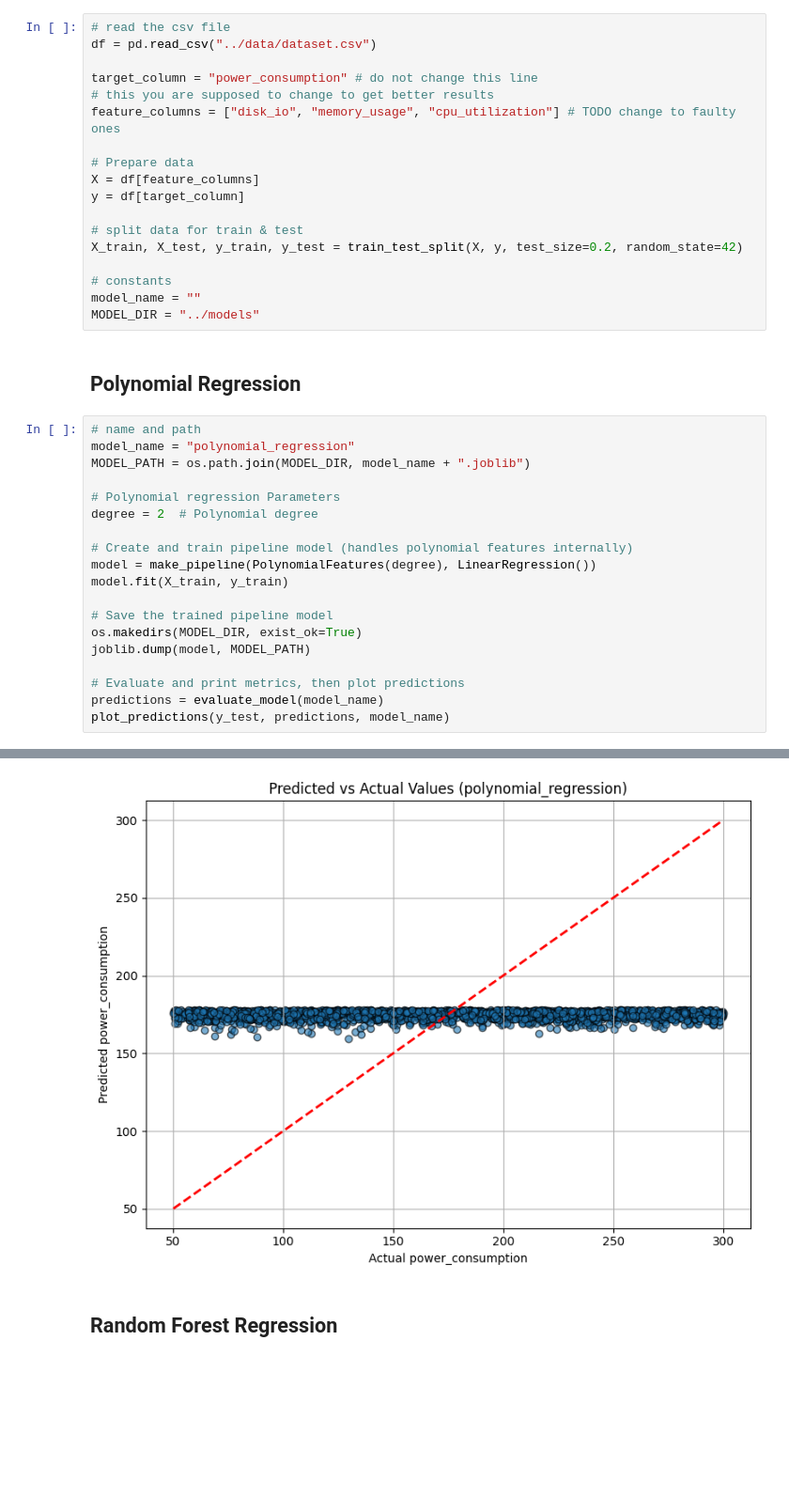
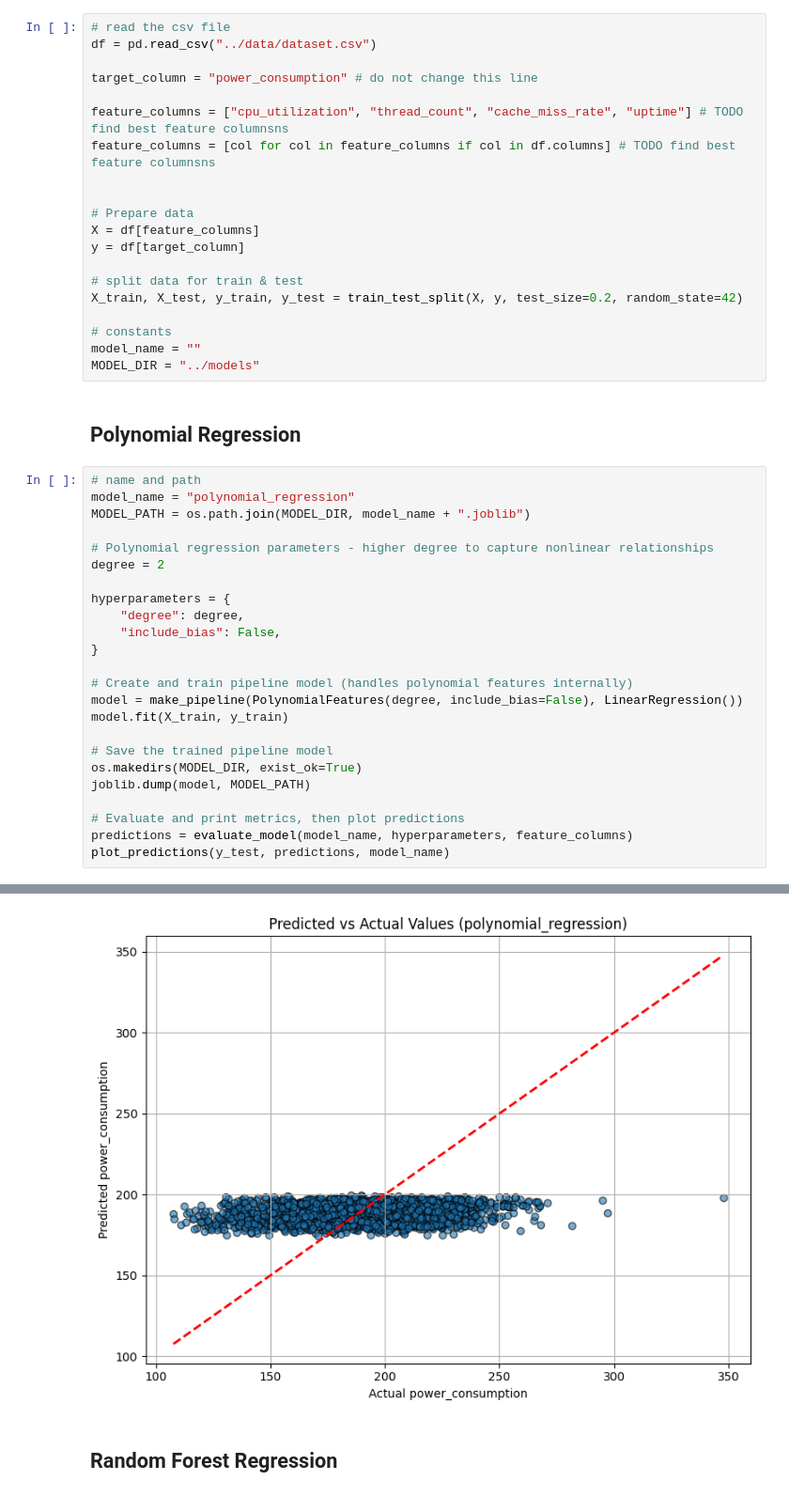
Before and after one commit to MuhammadAhmadMirza/BNA26-ML, a Jupyter notebook: src/models.ipynb, the cells around one changed output, grey strips where cells are left out. Shown at 94% size. Cells and saved outputs as stored; diff of their text form; blank space fills up the shorter version.

```diff
--- a/src/models.ipynb
+++ b/src/models.ipynb
@@ -73,8 +100,10 @@ def plot_predictions(y_true, y_pred, model_name):
 df = pd.read_csv("../data/dataset.csv")
 
 target_column = "power_consumption" # do not change this line
-# this you are supposed to change to get better results
-feature_columns = ["disk_io", "memory_usage", "cpu_utilization"] # TODO change to faulty ones
+
+feature_columns = ["cpu_utilization", "thread_count", "cache_miss_rate", "uptime"] # TODO find best feature columnsns
+feature_columns = [col for col in feature_columns if col in df.columns] # TODO find best feature columnsns
+
 
 # Prepare data
 X = df[feature_columns]
@@ -93,11 +122,16 @@ MODEL_DIR = "../models"
 model_name = "polynomial_regression"
 MODEL_PATH = os.path.join(MODEL_DIR, model_name + ".joblib")
 
-# Polynomial regression Parameters
-degree = 2  # Polynomial degree
+# Polynomial regression parameters - higher degree to capture nonlinear relationships
+degree = 2
+
+hyperparameters = {
+    "degree": degree,
+    "include_bias": False,
+}
 
 # Create and train pipeline model (handles polynomial features internally)
-model = make_pipeline(PolynomialFeatures(degree), LinearRegression())
+model = make_pipeline(PolynomialFeatures(degree, include_bias=False), LinearRegression())
 model.fit(X_train, y_train)
 
 # Save the trained pipeline model
@@ -105,7 +139,7 @@ os.makedirs(MODEL_DIR, exist_ok=True)
 joblib.dump(model, MODEL_PATH)
 
 # Evaluate and print metrics, then plot predictions
-predictions = evaluate_model(model_name)
+predictions = evaluate_model(model_name, hyperparameters, feature_columns)
 plot_predictions(y_test, predictions, model_name)
 # %% [output]
 Evaluation metrics for polynomial_regression:
@@ -115,4 +149,4 @@ R^2: 0.0009
-[figure, old version]
+[figure, new version]
 # %% [markdown]
 ## Random Forest Regression
 # %%
```
Also changed, not shown: parts of 8 cells of this notebook.
